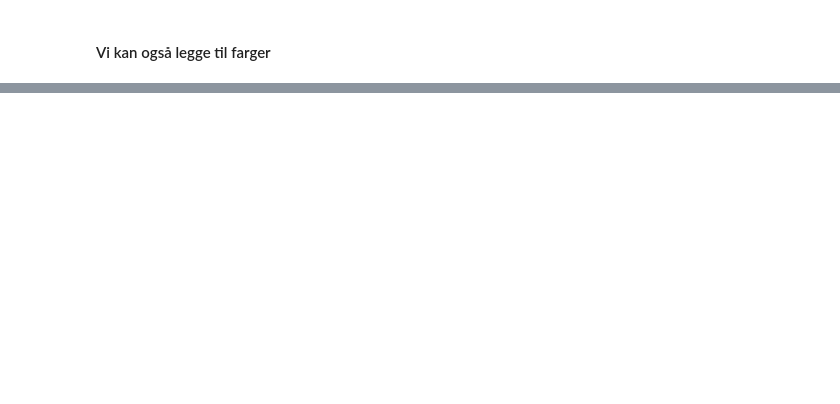
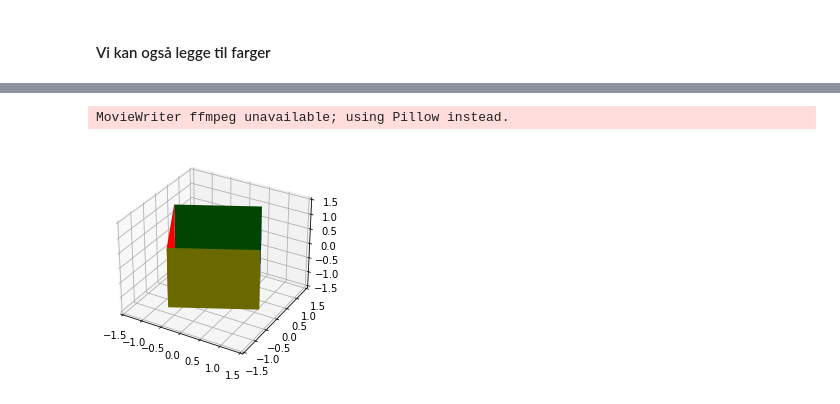
Before and after one commit to marksverdhei/advanced_matplotlib_workshop, a Jupyter notebook: 3dplots, animasjoner og overflater.ipynb, the cells around one changed output, grey strips where cells are left out. Cells and saved outputs as stored; diff of their text form; code cells hidden in the pictures; blank space fills up the shorter version.

```diff
--- a/3dplots, animasjoner og overflater.ipynb
+++ b/3dplots, animasjoner og overflater.ipynb
@@ -73,0 +101,36 @@ ax.plot_surface(X, Y, X*Y*a, cmap="inferno")
+# %%
+gif_path = "gifs/rotating_bucket.gif"
+
+fig = plt.figure()
+ax = fig.add_subplot(projection="3d")
+ax.set_xlim(-1.5, 1.5)
+ax.set_ylim(-1.5, 1.5)
+ax.set_zlim(-1.5, 1.5)
+
+surfaces = [ax.plot_surface(X, Y, Z, color="r"),
+            ax.plot_surface(-X, Y, Z, color="b"),
+            ax.plot_surface(Y, X, Z, color="y"),
+            ax.plot_surface(Y, -X, Z, color="g")]
+
+def next_frame(frame_number, surfaces):
+    angle = frame_number/10
+
+    Xi = np.cos(angle) * X - np.sin(angle) * Y
+    Yi = np.sin(angle) * X + np.cos(angle) * Y
+
+    Xj = np.cos(-angle) * X - np.sin(-angle) * Y
+    Yj = np.sin(-angle) * X + np.cos(-angle) * Y
+
+    for i in range(len(surfaces)):
+        surfaces[i].remove()
+
+    surfaces[0] = ax.plot_surface(Xi, Yi, Z, color="r")
+    surfaces[1] = ax.plot_surface(-Xj, Yj, Z, color="b")
+    surfaces[2] = ax.plot_surface(Yj, Xj, Z, color="y")
+    surfaces[3] = ax.plot_surface(Yi, -Xi, Z, color="g")
+
+ani = FuncAnimation(fig, next_frame, fargs=(surfaces,), interval=10, frames=100)
+ani.save(gif_path, fps=10)
+# %% [output]
+MovieWriter ffmpeg unavailable; using Pillow instead.
+[figure, added]
```
Also changed, not shown: parts of 21 cells of this notebook, 3 other files.
